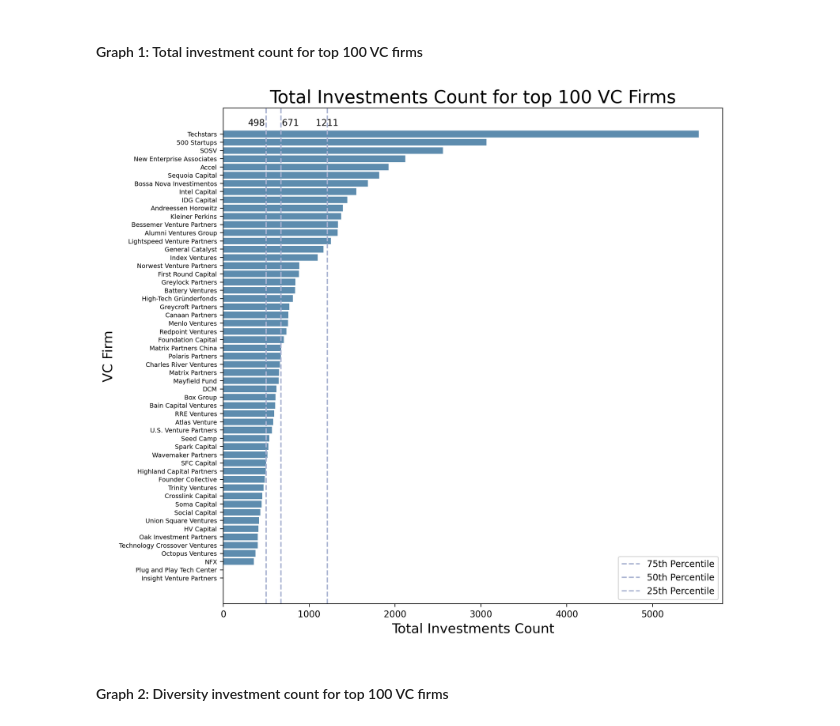
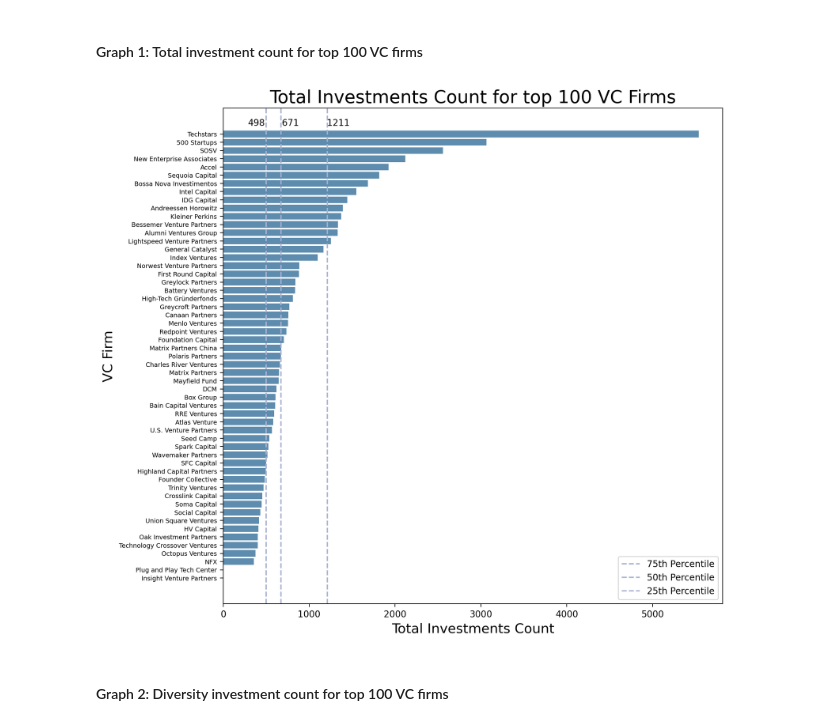
Before and after one commit to Yer1k/Diverse_Led_Funds, a Jupyter notebook: 10_code/Graphs.ipynb, the cells around one changed output. Saved outputs shown, nothing was run; the diff lists cells and outputs as text; code cells hidden in the pictures.

Commit message:
update annotation

```diff
--- a/10_code/Graphs.ipynb
+++ b/10_code/Graphs.ipynb
@@ -46,35 +46,38 @@ ax.barh(
     df_sorted["VC Firm"], df_sorted["Total Investment Count"], color="#5D8CAE"
 )
 ax.set_title("Total Investments Count for top 100 VC Firms", fontsize=20)
 ax.set_ylabel("VC Firm", fontsize=15)
 ax.set_xlabel("Total Investments Count", fontsize=15)
 ax.tick_params(axis="y", labelsize=7)
 pv_75 = np.percentile(df_sorted["Total Investment Count"], 75)
 pv_50 = np.percentile(df_sorted["Total Investment Count"], 50)
 pv_25 = np.percentile(df_sorted["Total Investment Count"], 25)
 ax.axvline(pv_75, color="#A8B2D1", linestyle="--", label="75th Percentile")
 ax.annotate(
-    str(int(pv_75) + 1), xy=(pv_75 + 110, -1), ha="center", annotation_clip=False
+    str(int(pv_75) + 1),
+    xy=(pv_75 + 130, -1),
+    ha="center",
+    annotation_clip=False,
 )
 ax.axvline(pv_50, color="#A8B2D1", linestyle="--", label="50th Percentile")
 ax.annotate(
     str(int(pv_50) + 1),
     xy=(pv_50 + 110, -1),
     ha="center",
     annotation_clip=False,
 )
 ax.axvline(pv_25, color="#A8B2D1", linestyle="--", label="25th Percentile")
 ax.annotate(
     str(int(pv_25) + 1),
     xy=(pv_25 - 110, -1),
     ha="center",
     annotation_clip=False,
 )
 ax.legend()
 plt.gca().invert_yaxis()
 plt.show()
 # %% [output]
-[figure, old version]
+[figure, new version]
 # %%
 # save the figure
 fig.savefig(
```
Also changed, not shown: parts of 1 cell of this notebook.
